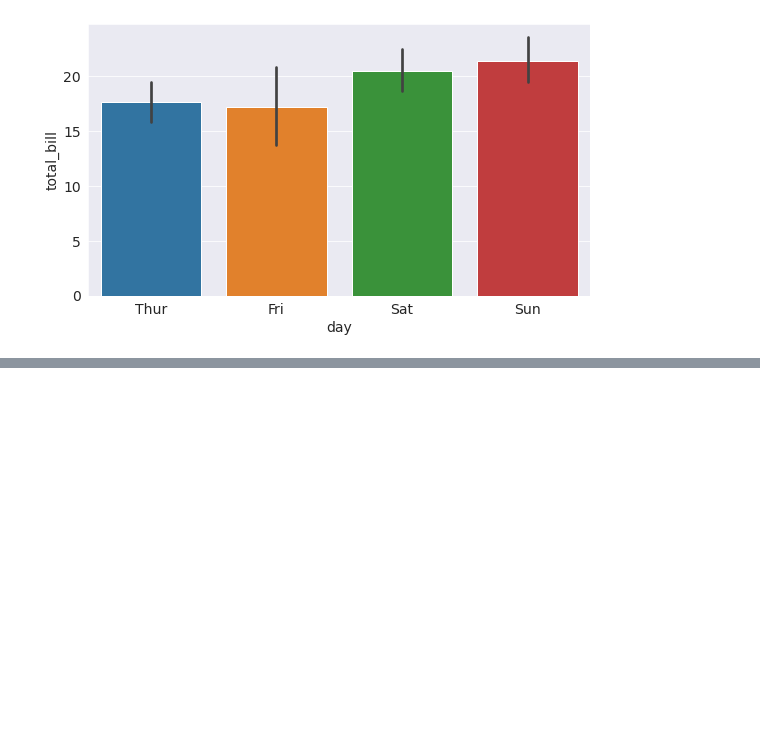
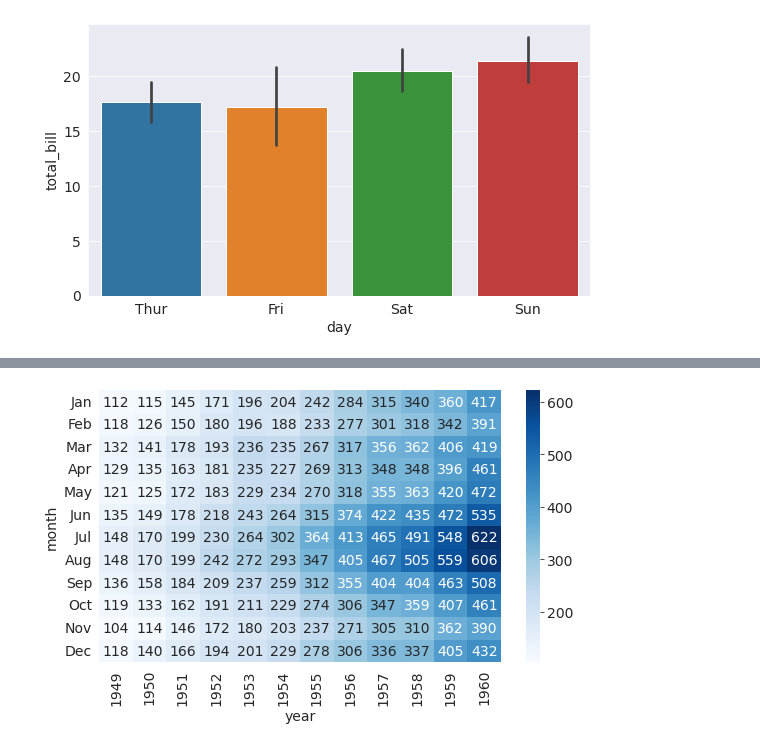
Before and after one commit to simaco11/Matplotlib-and-Seaborn-Tutorial, a Jupyter notebook: tutorial.ipynb, the cells around one changed output, grey strips where cells are left out. Cells and saved outputs as stored; diff of their text form; code cells hidden in the pictures; blank space fills up the shorter version.

Commit message:
added heatmap

```diff
--- a/tutorial.ipynb
+++ b/tutorial.ipynb
@@ -500,0 +497,4 @@ sns.heatmap(flights_df,fmt = 'd', annot = True, cmap = 'crest');
+# %%
+sns.heatmap(flights_df,fmt = 'd', annot = True, cmap = 'Blues');
+# %% [output]
+[figure, added]
```
Also changed, not shown: parts of 33 cells of this notebook.
